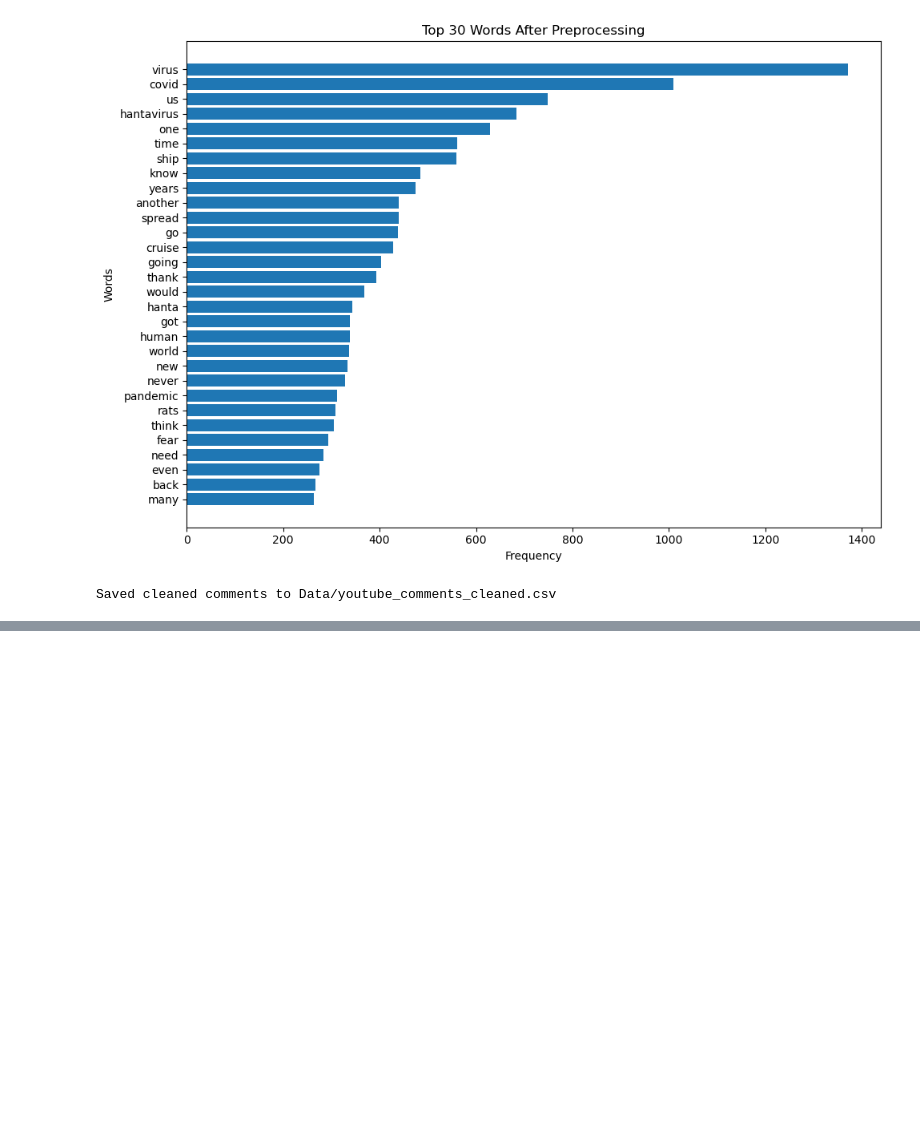
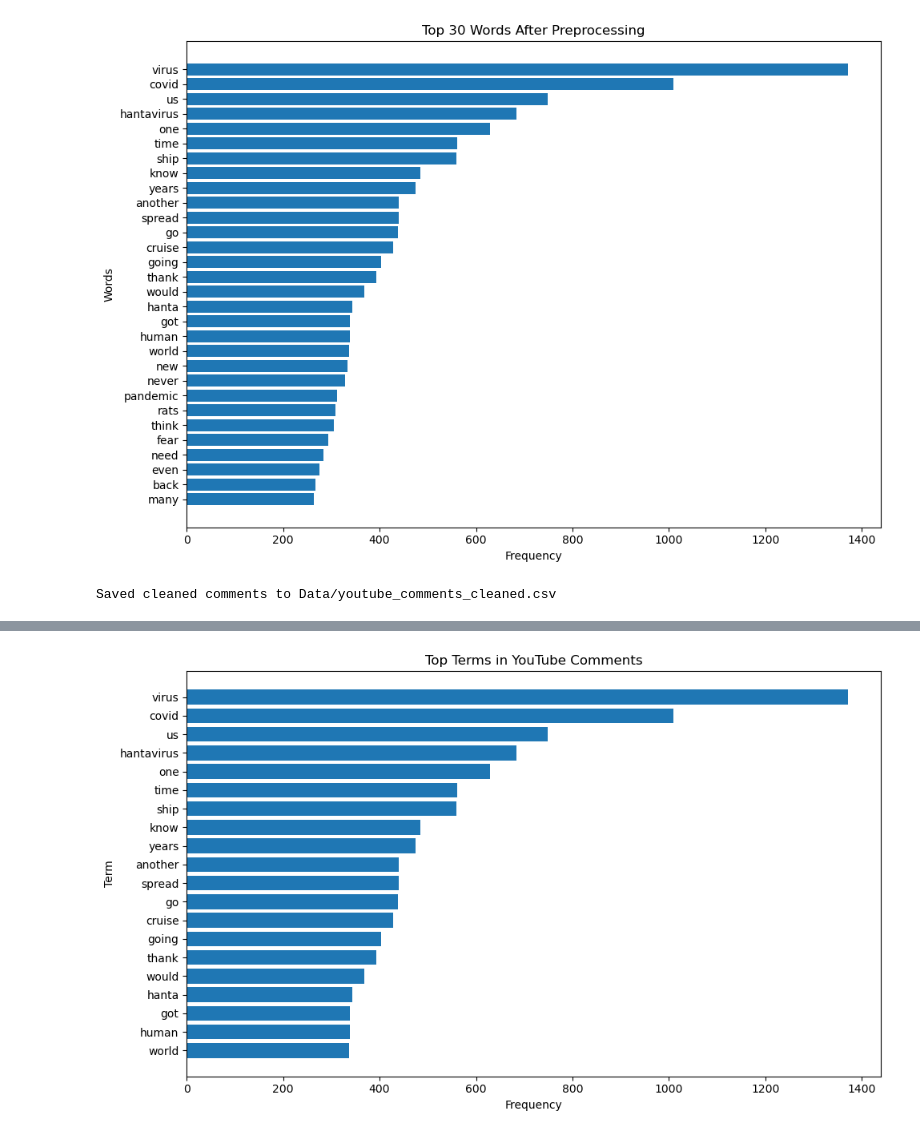
Before and after one commit to BenB51/UGGroup11_SocialMedia_A2, a Jupyter notebook: Youtube_Analysis.ipynb, the cells around one changed output, grey strips where cells are left out. Cells and saved outputs as stored; diff of their text form; code cells hidden in the pictures; blank space fills up the shorter version.

```diff
--- a/Youtube_Analysis.ipynb
+++ b/Youtube_Analysis.ipynb
@@ -758,0 +818,11 @@ Saved cleaned comments to Data/youtube_comments_cleaned.csv
+# %%
+# count term frequencies in english comments
+commentTermFreqCounter = Counter()
+
+for tokens in english_comments_df["tokens"]:
+    commentTermFreqCounter.update(tokens)
+
+# print top comment terms
+print("Top 20 most frequent terms in comments:\n")
+for term, count in commentTermFreqCounter.most_common(20):
+    print(f"{term}: {count}")
@@ -758,0 +847,19 @@ Saved cleaned comments to Data/youtube_comments_cleaned.csv
+# %%
+# plot top comment terms
+top_comment_terms = commentTermFreqCounter.most_common(20)
+
+terms = [term for term, count in top_comment_terms]
+values = [count for term, count in top_comment_terms]
+
+plt.figure(figsize=(10, 6))
+plt.barh(terms, values)
+plt.gca().invert_yaxis()
+
+plt.title("Top Terms in YouTube Comments")
+plt.xlabel("Frequency")
+plt.ylabel("Term")
+
+plt.tight_layout()
+plt.show()
+# %% [output]
+[figure, added]
```
Also changed, not shown: parts of 5 cells of this notebook.
